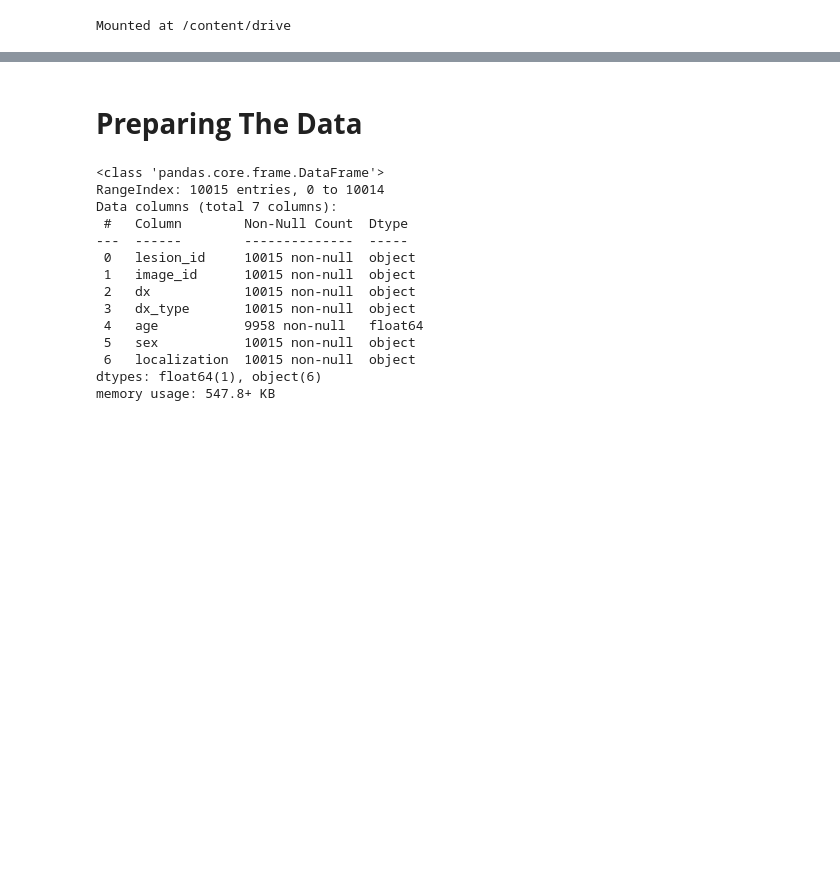
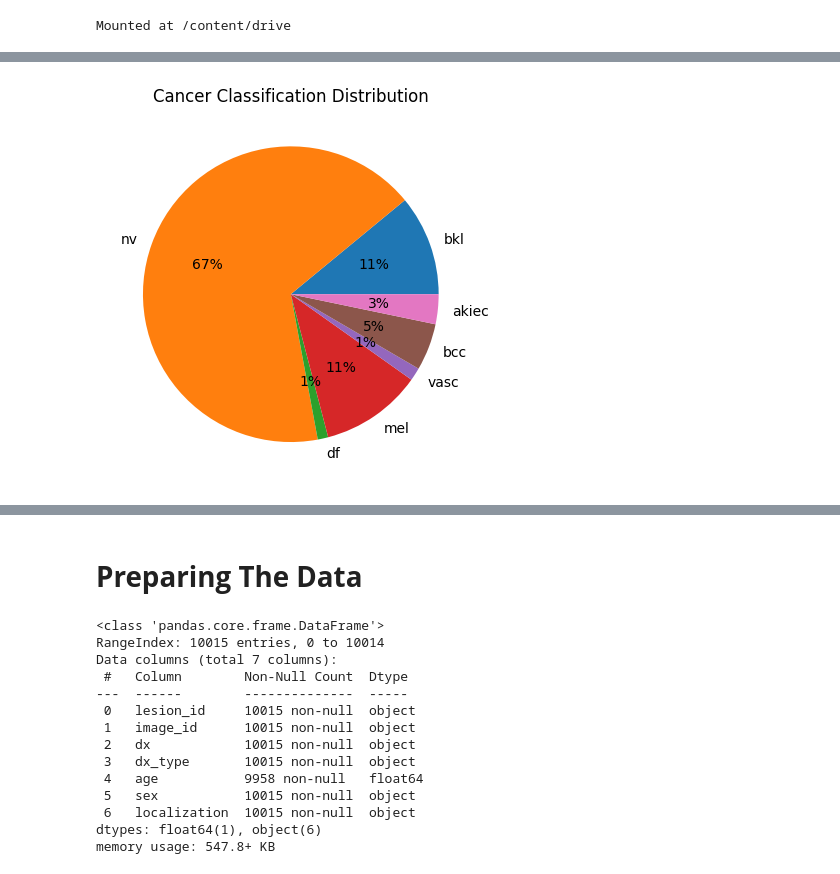
Before and after one commit to Tony-TTran/Machine-Learning-Projects, a Jupyter notebook: Skin_Cancer_Detection.ipynb, the cells around one changed output, grey strips where cells are left out. Saved outputs shown, nothing was run; the diff lists cells and outputs as text; code cells hidden in the pictures; blank space fills up the shorter version.

```diff
--- a/Skin_Cancer_Detection.ipynb
+++ b/Skin_Cancer_Detection.ipynb
@@ -11,0 +37,12 @@ Mounted at /content/drive
+# %%
+cancer_type = [type for type in data['dx'].unique()]
+cancer_type
+
+numbers_types = [len(data[data['dx'] == type].index) for type in cancer_type]
+numbers_types
+
+plt.pie(numbers_types, labels = cancer_type,autopct='%.0f%%')
+plt.title('Cancer Classification Distribution')
+plt.show()
+# %% [output]
+[figure, added]
```
Also changed, not shown: parts of 5 cells of this notebook.
